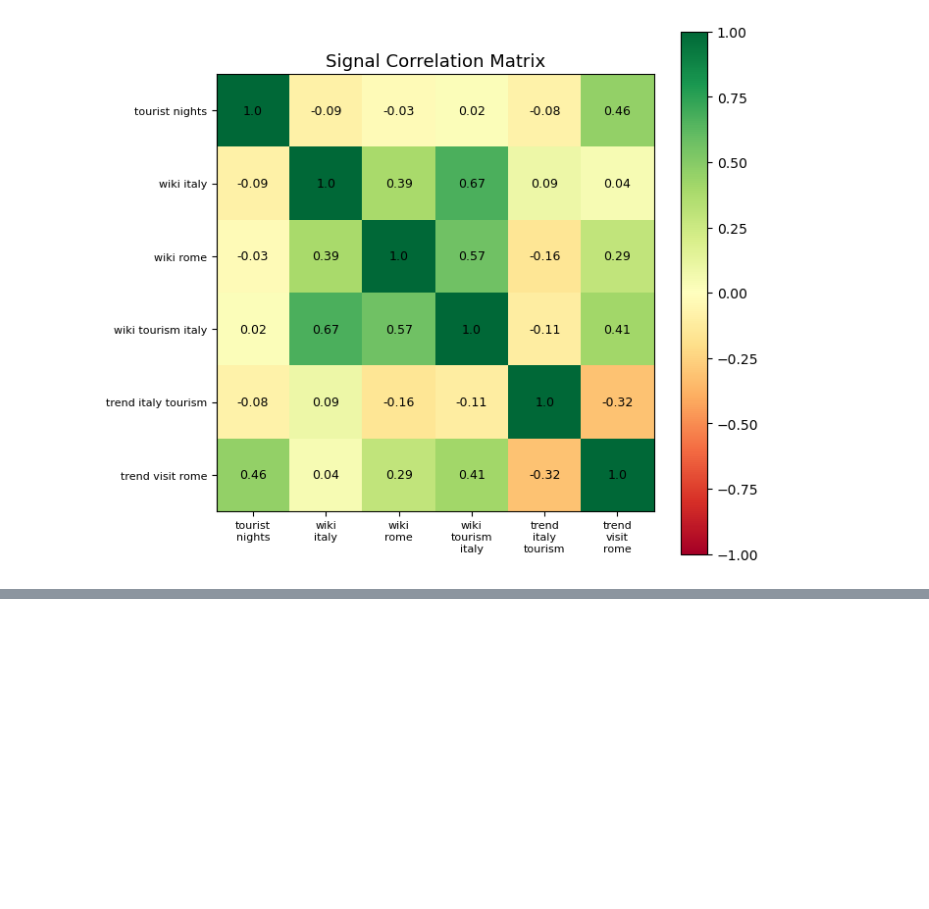
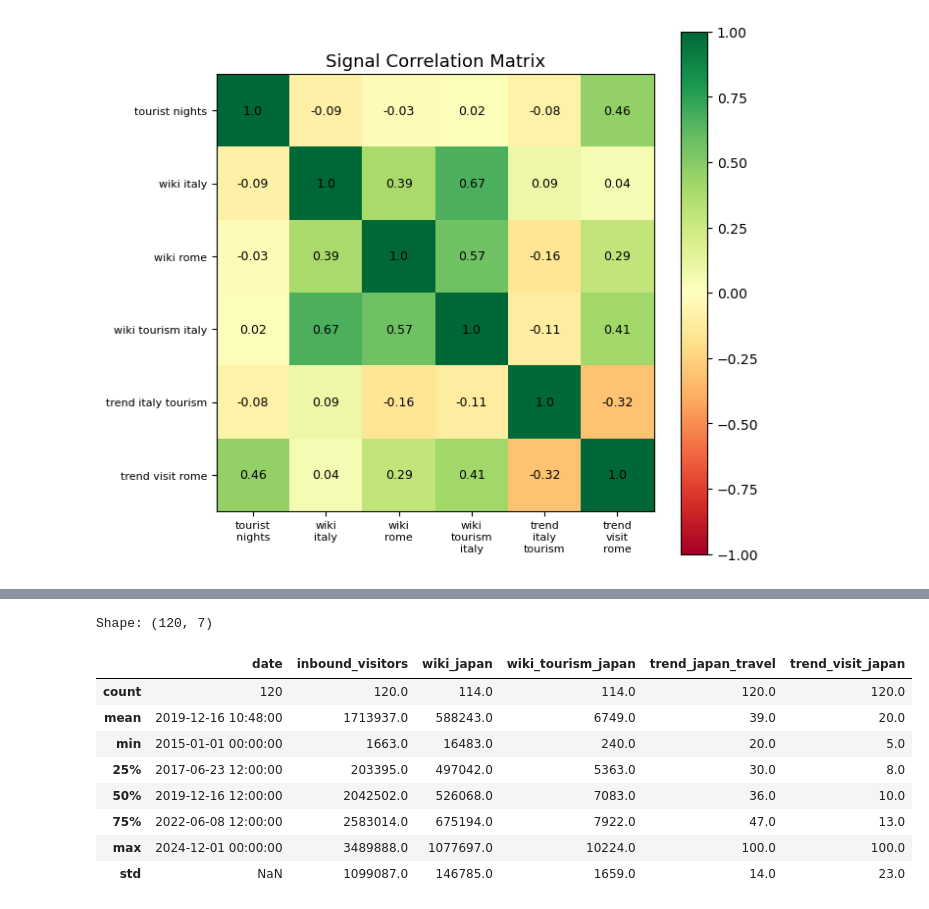
Before and after one commit to cniq182/viral-tourism-resilience, a Jupyter notebook: explore_panel.ipynb, the cells around one changed output, grey strips where cells are left out. Cells and saved outputs as stored; diff of their text form; code cells hidden in the pictures; blank space fills up the shorter version.

```diff
--- a/explore_panel.ipynb
+++ b/explore_panel.ipynb
@@ -102,0 +107,17 @@ trend_visit_rome                   0.41                -0.32              1.00
+# %%
+import pandas as pd, matplotlib.pyplot as plt, matplotlib.dates as mdates
+
+jp = pd.read_csv("data/panel_japan.csv", parse_dates=["date"])
+print(f"Shape: {jp.shape}")
+jp.describe().round(0)
+# %% [output]
+Shape: (120, 7)
+|  | date | inbound_visitors | wiki_japan | wiki_tourism_japan | trend_japan_travel | trend_visit_japan |
+| count | 120 | 120.0 | 114.0 | 114.0 | 120.0 | 120.0 |
+| mean | 2019-12-16 10:48:00 | 1713937.0 | 588243.0 | 6749.0 | 39.0 | 20.0 |
+| min | 2015-01-01 00:00:00 | 1663.0 | 16483.0 | 240.0 | 20.0 | 5.0 |
+| 25% | 2017-06-23 12:00:00 | 203395.0 | 497042.0 | 5363.0 | 30.0 | 8.0 |
+| 50% | 2019-12-16 12:00:00 | 2042502.0 | 526068.0 | 7083.0 | 36.0 | 10.0 |
+| 75% | 2022-06-08 12:00:00 | 2583014.0 | 675194.0 | 7922.0 | 47.0 | 13.0 |
+| max | 2024-12-01 00:00:00 | 3489888.0 | 1077697.0 | 10224.0 | 100.0 | 100.0 |
+| std | NaN | 1099087.0 | 146785.0 | 1659.0 | 14.0 | 23.0 |
```
Also changed, not shown: parts of 4 cells of this notebook, 9 other files.
